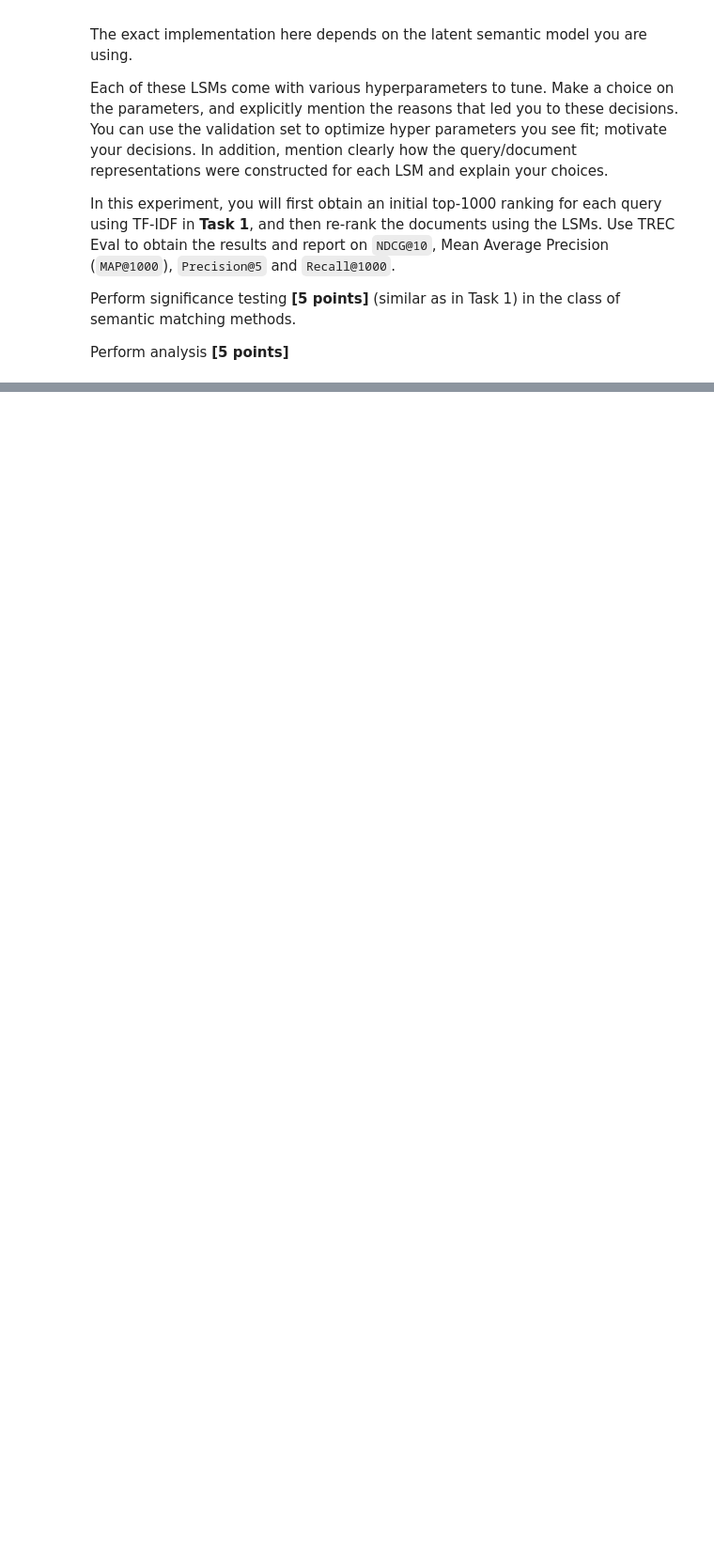
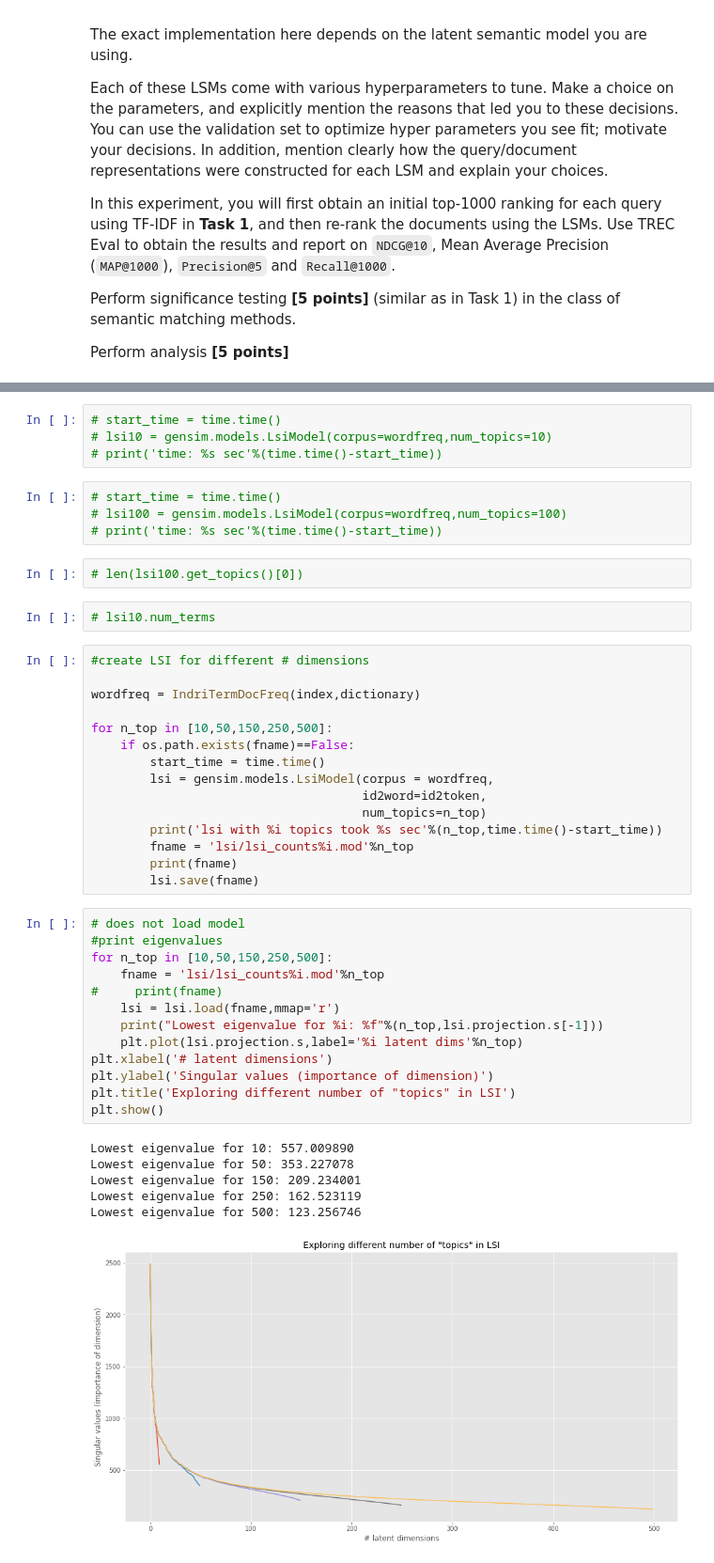
Before and after one commit to littlewine/search-struct-unstruct-data, a Jupyter notebook: assignment 1 Antonis.ipynb, the cells around one changed output, grey strips where cells are left out. Shown at 94% size. Saved outputs shown, nothing was run; the diff lists cells and outputs as text; blank space fills up the shorter version.

Commit message:
working on LSI, completed projections of Q+docs

```diff
--- a/assignment 1 Antonis.ipynb
+++ b/assignment 1 Antonis.ipynb
@@ -1084,0 +1192,47 @@ Perform analysis **[5 points]**
+# %%
+# start_time = time.time()
+# lsi10 = gensim.models.LsiModel(corpus=wordfreq,num_topics=10)
+# print('time: %s sec'%(time.time()-start_time))
+# %%
+# start_time = time.time()
+# lsi100 = gensim.models.LsiModel(corpus=wordfreq,num_topics=100)
+# print('time: %s sec'%(time.time()-start_time))
+# %%
+# len(lsi100.get_topics()[0])
+# %%
+# lsi10.num_terms
+# %%
+#create LSI for different # dimensions
+
+wordfreq = IndriTermDocFreq(index,dictionary)
+
+for n_top in [10,50,150,250,500]:
+    if os.path.exists(fname)==False:
+        start_time = time.time()
+        lsi = gensim.models.LsiModel(corpus = wordfreq,
+                                     id2word=id2token,
+                                     num_topics=n_top)
+        print('lsi with %i topics took %s sec'%(n_top,time.time()-start_time))
+        fname = 'lsi/lsi_counts%i.mod'%n_top
+        print(fname)
+        lsi.save(fname)
+# %%
+# does not load model
+#print eigenvalues
+for n_top in [10,50,150,250,500]:
+    fname = 'lsi/lsi_counts%i.mod'%n_top
+#     print(fname)
+    lsi = lsi.load(fname,mmap='r')
+    print("Lowest eigenvalue for %i: %f"%(n_top,lsi.projection.s[-1]))
+    plt.plot(lsi.projection.s,label='%i latent dims'%n_top)
+plt.xlabel('# latent dimensions')
+plt.ylabel('Singular values (importance of dimension)')
+plt.title('Exploring different number of "topics" in LSI')
+plt.show()
+# %% [output]
+Lowest eigenvalue for 10: 557.009890
+Lowest eigenvalue for 50: 353.227078
+Lowest eigenvalue for 150: 209.234001
+Lowest eigenvalue for 250: 162.523119
+Lowest eigenvalue for 500: 123.256746
+[figure, added]
```
Also changed, not shown: parts of 67 cells of this notebook.
